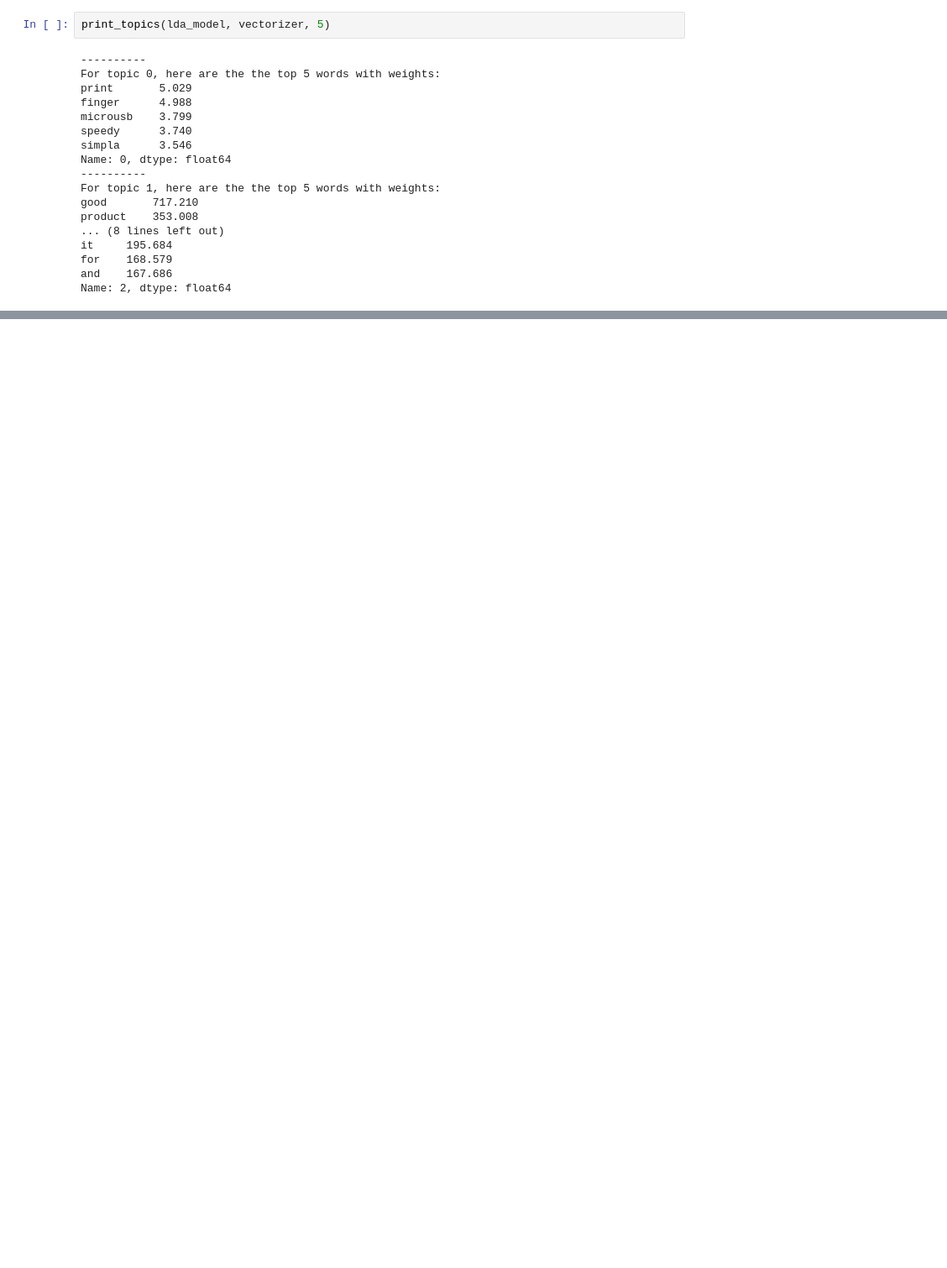
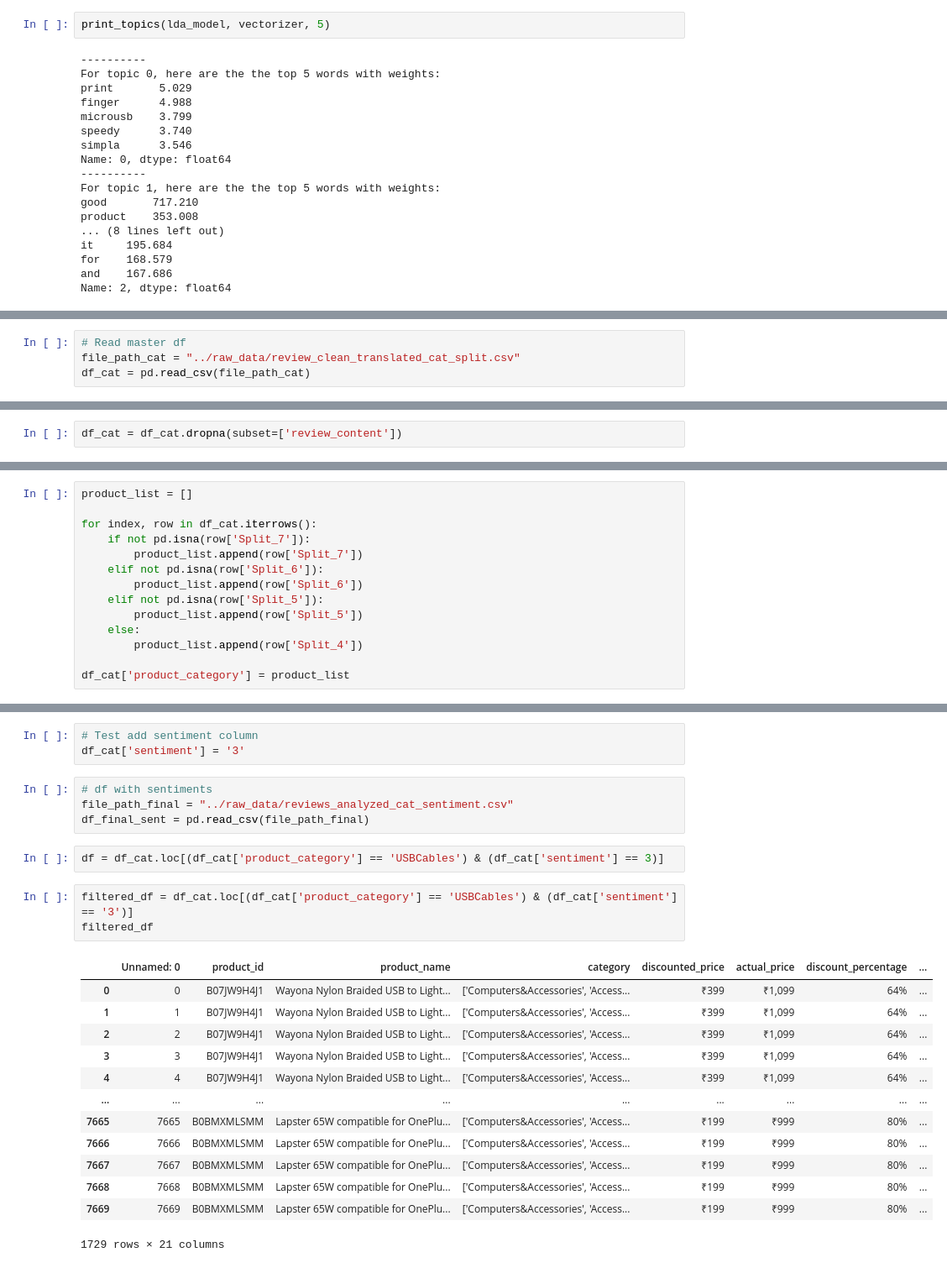
Before and after one commit to wxteh/amazon-customer-review-analysis, a Jupyter notebook: notebooks/wxteh-lda-topic-modelling.ipynb, the cells around one changed output, grey strips where cells are left out. Shown at 84% size. Cells and saved outputs as stored; diff of their text form; blank space fills up the shorter version.

```diff
--- a/notebooks/wxteh-lda-topic-modelling.ipynb
+++ b/notebooks/wxteh-lda-topic-modelling.ipynb
@@ -508,0 +519,4 @@ Name: 2, dtype: float64
+# %%
+# Read master df
+file_path_cat = "../raw_data/review_clean_translated_cat_split.csv"
+df_cat = pd.read_csv(file_path_cat)
@@ -508,0 +527,2 @@ Name: 2, dtype: float64
+# %%
+df_cat = df_cat.dropna(subset=['review_content'])
@@ -508,0 +557,14 @@ Name: 2, dtype: float64
+# %%
+product_list = []
+
+for index, row in df_cat.iterrows():
+    if not pd.isna(row['Split_7']):
+        product_list.append(row['Split_7'])
+    elif not pd.isna(row['Split_6']):
+        product_list.append(row['Split_6'])
+    elif not pd.isna(row['Split_5']):
+        product_list.append(row['Split_5'])
+    else:
+        product_list.append(row['Split_4'])
+
+df_cat['product_category'] = product_list
@@ -508,0 +620,26 @@ Name: 2, dtype: float64
+# %%
+# Test add sentiment column
+df_cat['sentiment'] = '3'
+# %%
+# df with sentiments
+file_path_final = "../raw_data/reviews_analyzed_cat_sentiment.csv"
+df_final_sent = pd.read_csv(file_path_final)
+# %%
+df = df_cat.loc[(df_cat['product_category'] == 'USBCables') & (df_cat['sentiment'] == 3)]
+# %%
+filtered_df = df_cat.loc[(df_cat['product_category'] == 'USBCables') & (df_cat['sentiment'] == '3')]
+filtered_df
+# %% [output]
+|  | Unnamed: 0 | product_id | product_name | category | discounted_price | actual_price | discount_percentage | ... |
+| 0 | 0 | B07JW9H4J1 | Wayona Nylon Braided USB to Light... | ['Computers&Accessories', 'Access... | ₹399 | ₹1,099 | 64% | ... |
+| 1 | 1 | B07JW9H4J1 | Wayona Nylon Braided USB to Light... | ['Computers&Accessories', 'Access... | ₹399 | ₹1,099 | 64% | ... |
+| 2 | 2 | B07JW9H4J1 | Wayona Nylon Braided USB to Light... | ['Computers&Accessories', 'Access... | ₹399 | ₹1,099 | 64% | ... |
+| 3 | 3 | B07JW9H4J1 | Wayona Nylon Braided USB to Light... | ['Computers&Accessories', 'Access... | ₹399 | ₹1,099 | 64% | ... |
+| 4 | 4 | B07JW9H4J1 | Wayona Nylon Braided USB to Light... | ['Computers&Accessories', 'Access... | ₹399 | ₹1,099 | 64% | ... |
+| ... | ... | ... | ... | ... | ... | ... | ... | ... |
+| 7665 | 7665 | B0BMXMLSMM | Lapster 65W compatible for OnePlu... | ['Computers&Accessories', 'Access... | ₹199 | ₹999 | 80% | ... |
+| 7666 | 7666 | B0BMXMLSMM | Lapster 65W compatible for OnePlu... | ['Computers&Accessories', 'Access... | ₹199 | ₹999 | 80% | ... |
+| 7667 | 7667 | B0BMXMLSMM | Lapster 65W compatible for OnePlu... | ['Computers&Accessories', 'Access... | ₹199 | ₹999 | 80% | ... |
+| 7668 | 7668 | B0BMXMLSMM | Lapster 65W compatible for OnePlu... | ['Computers&Accessories', 'Access... | ₹199 | ₹999 | 80% | ... |
+| 7669 | 7669 | B0BMXMLSMM | Lapster 65W compatible for OnePlu... | ['Computers&Accessories', 'Access... | ₹199 | ₹999 | 80% | ... |
+1729 rows × 21 columns
```
Also changed, not shown: parts of 27 cells of this notebook, 4 other files.
